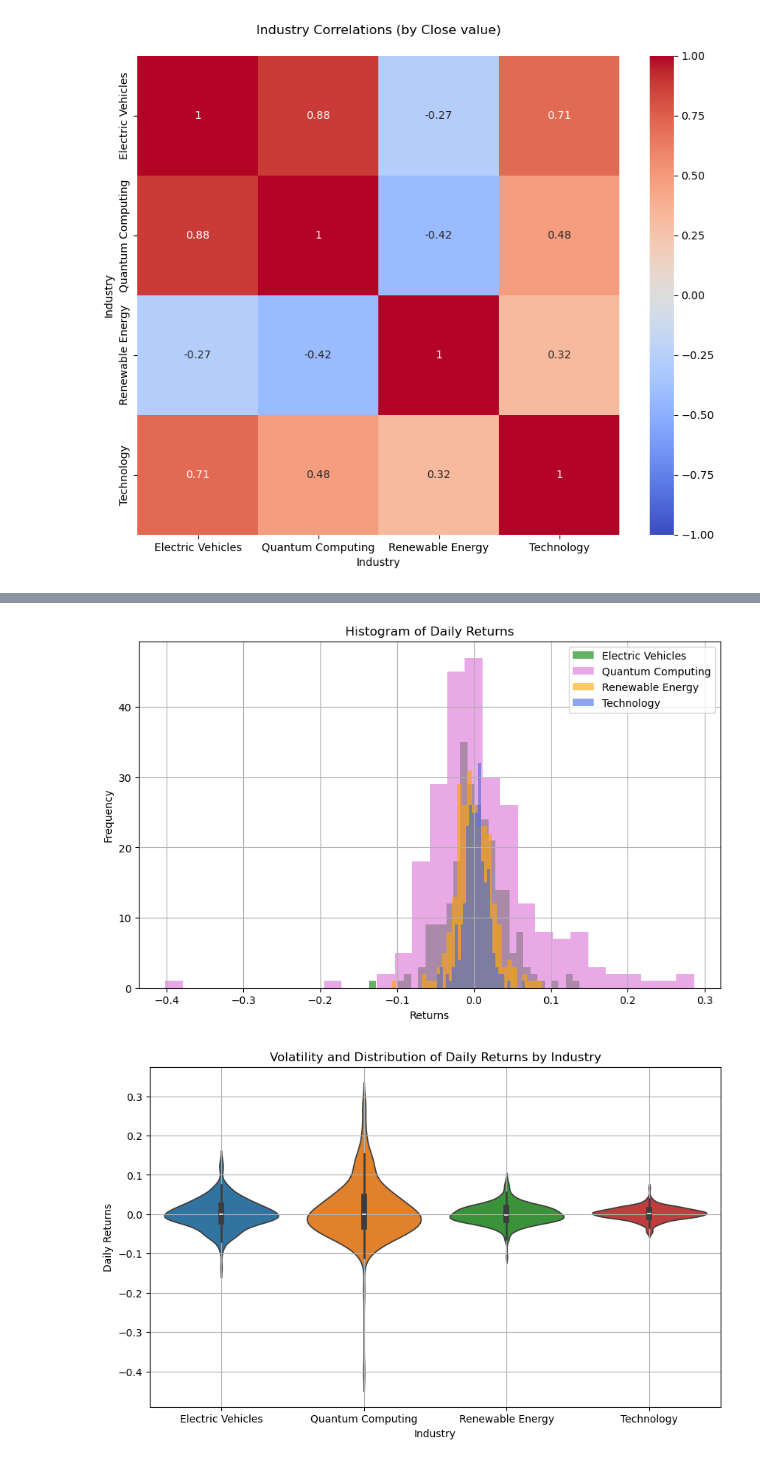
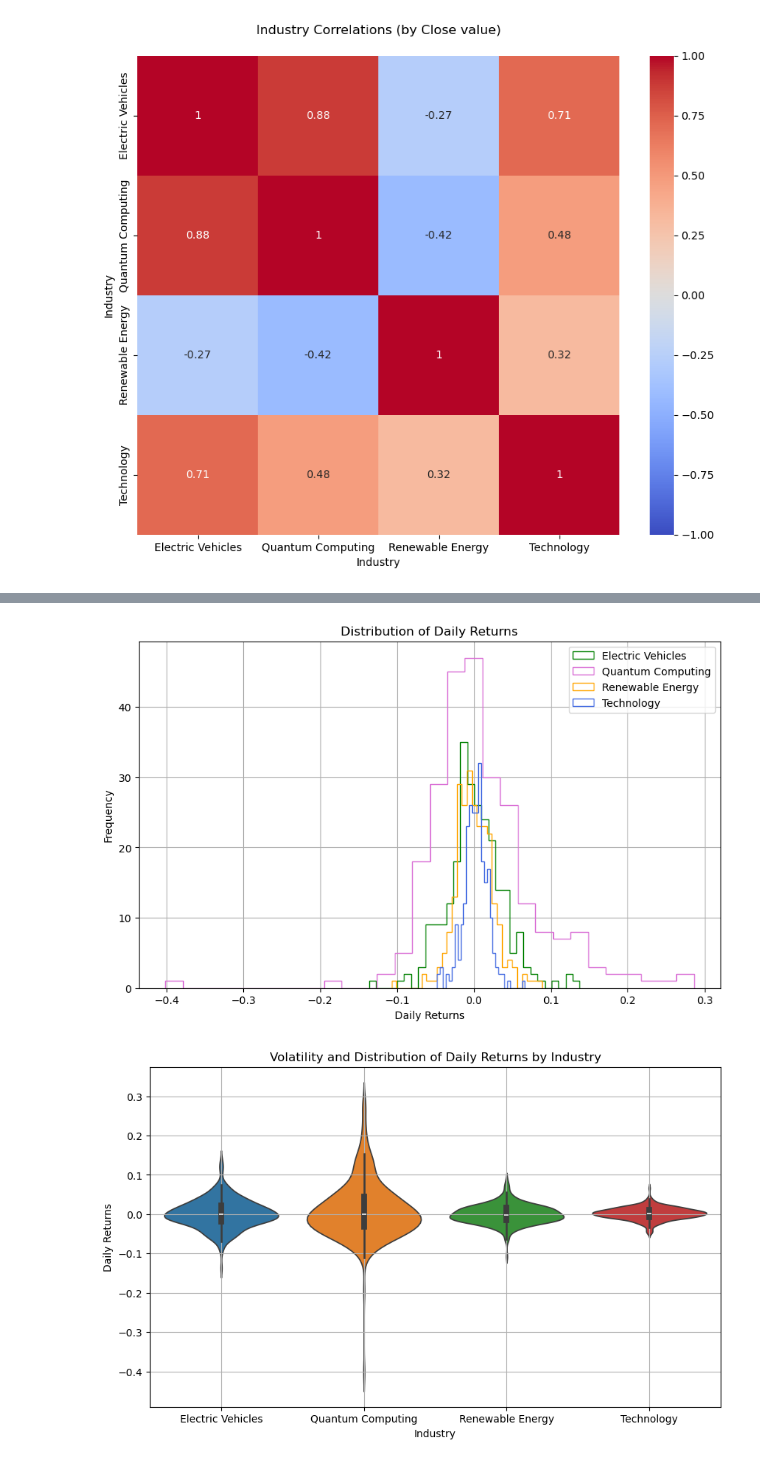
Before and after one commit to Ange-Dvs/PFDA-project, a Jupyter notebook: stocks.ipynb, the cells around one changed output, grey strips where cells are left out. Saved outputs shown, nothing was run; the diff lists cells and outputs as text; code cells hidden in the pictures.

Commit message:
Analysis added for correlation of Daily Returns across the industries. Histogram code enhanced so it is easier to see the shape for the different industries which is heavily overlapping.

```diff
--- a/stocks.ipynb
+++ b/stocks.ipynb
@@ -240,7 +236,7 @@ As UTC is typically the standard timezone used worldwide the index will be updat
 This will also be beneficial to avoid any issues with compatibility should the data want to be reused for analysis for further markets further down the line.
 # %%
 # converting to UTC time and removing the timezone information for each df
-for time_period in ['5y', '1y', 'event_specific', '10y']:
+for time_period in ['5y', '1y', '10y']:
     industry_dataframes[time_period].index = industry_dataframes[time_period].index.tz_convert('UTC').tz_localize(None) # converting the timestamp from NY time to UTC and removing the information for the offset (+00:00) for better readibility when using the index for plotting
     print(f'{time_period}: {industry_dataframes[time_period].index[0]}')  # printing the value for the first index of each df to validate that the timezone information is removed
 # %% [output]
@@ -761,6 +756,10 @@ for industry in industry_dataframes['1y']['Industry'].unique():
     grouped_data = industry_data.groupby(industry_data.index).agg({
         'Volatility': 'mean'  # Aggregate volatility
     })
+
+    # applying a 3-day rolling average to smooth the volatility
+    grouped_data['Volatility'] = grouped_data['Volatility'].rolling(window=30).mean()
+
 
     # getting the colour from the colours dictionary specified for that industry
     color = colours.get(industry)
@@ -818,0 +834,27 @@ plt.show()
+# %%
+# creating a scatter chart with a 3rd dimension of increasing the size of the marker depending on the volatility of the stock, colored by industry
+
+plt.figure(figsize=(15, 10))
+
+# looping through each industry to plot them with different colors
+for industry in industry_dataframes['1y']['Industry'].unique():
+    # filtering data for the current industry
+    industry_data = industry_dataframes['1y'][industry_dataframes['1y']['Industry'] == industry]
+        # getting the colour from the colours dictionary specified for that industry
+    color = colours.get(industry)
+    # plotting the scatter plot for the current industry
+    plt.scatter(industry_data['Close'],  # setting the x-axis
+                industry_data['Volume'],  # setting the y-axis
+                s=industry_data['Volatility'] * 20,  # setting the size of the markers
+                alpha=0.3,  # setting the transparency
+                label=industry, color=color)  # labeling by industry
+
+# customising the plot
+plt.title('Bubble Chart: Close Price vs Volume (Size = Volatility, Color = Industry)', fontsize =20)
+plt.xlabel('Close Price', fontsize=16)
+plt.ylabel('Volume', fontsize=16)
+plt.legend(fontsize=14, title='Industry', title_fontsize=16)
+plt.grid(True)
+plt.xticks(fontsize=14)
+plt.yticks(fontsize=14)
+plt.show()
@@ -857,23 +934,29 @@ plt.show()
 # %%
 # plotting a histogram to show the distribution of the daily returns per industry
 # getting the colour from the colours dictionary specified for that industry
 color = colours.get(industry)
 
 # creating plot
 plt.figure(figsize=(10, 6))
+
+# Prioritize Quantum Computing to plot first
+industries_order = ['Quantum Computing'] + [industry for industry in industry_returns.columns if industry != 'Quantum Computing']
+
 for i, industry in enumerate(industry_returns.columns): # looping through the industry_returns header names to dynamically use them as the value for the histogram
     color = colours.get(industry) # getting the specified colour for the industry from the dictionary containing the colours
-    industry_returns[industry].hist(bins=30, alpha=0.6, label=industry, color=color) # plotting the results per industry for the histograms
+    # plotting as outlined histograms to make it easier to see all industries as there is large overlap happening
+    plt.hist(industry_returns[industry], bins=30, histtype='step', linewidth=1, label=industry, color=color)
+
 
 # customising the plot title and labels
-plt.title('Histogram of Daily Returns')
-plt.xlabel('Returns')
+plt.title('Distribution of Daily Returns')
+plt.xlabel('Daily Returns')
 plt.ylabel('Frequency')
 plt.legend() # adding legend
 plt.grid(True) # adding grid to increase readablity
 plt.show()
 # %% [output]
-[figure, old version]
+[figure, new version]
 # %%
 
 plt.figure(figsize=(10, 6))
```
Also changed, not shown: parts of 16 cells of this notebook.
